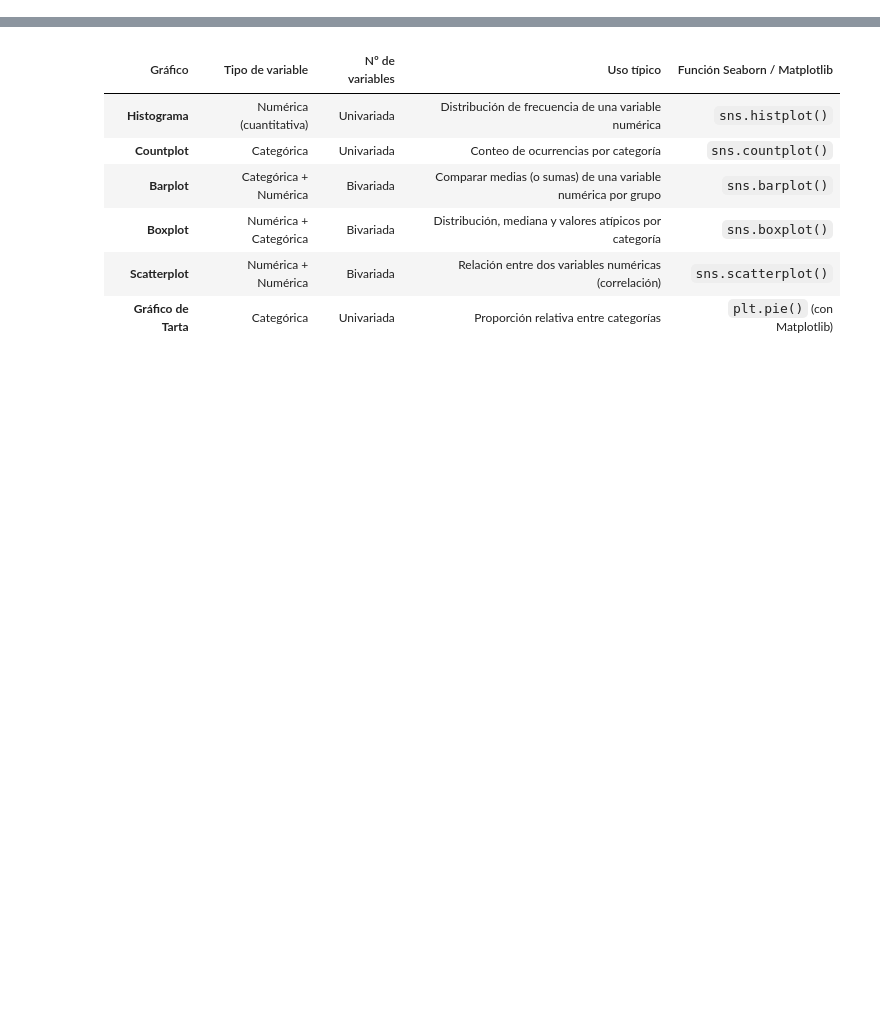
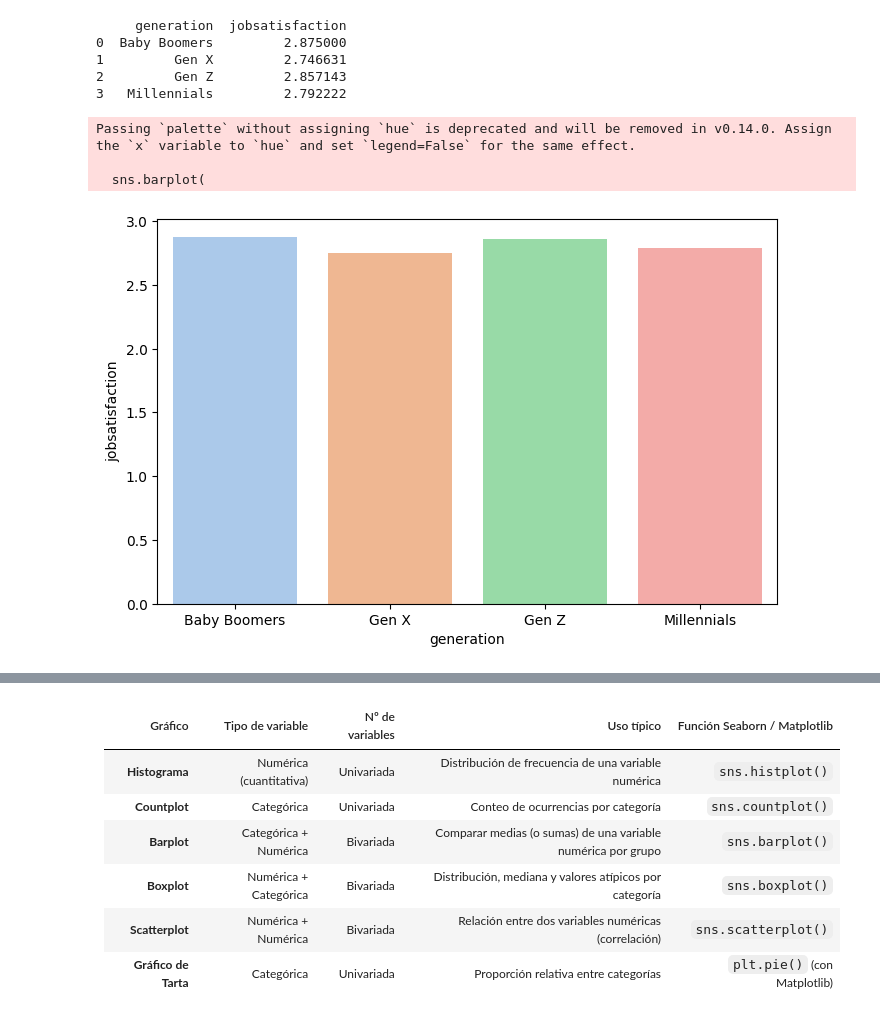
Before and after one commit to ana-nobre/Talent-Optimization-for-Corporation-HR-Data-Analytics, a Jupyter notebook: data_limpia_grafico_condiciones_carrera.ipynb, the cells around one changed output, grey strips where cells are left out. Saved outputs shown, nothing was run; the diff lists cells and outputs as text; code cells hidden in the pictures; blank space fills up the shorter version.

```diff
--- a/data_limpia_grafico_condiciones_carrera.ipynb
+++ b/data_limpia_grafico_condiciones_carrera.ipynb
@@ -100,0 +220,12 @@ df_cond_lab.head()
+# %%
+def clasificar_generacion(year):
+    if year >= 1997:
+        return 'Gen Z'
+    elif year >= 1981:
+        return 'Millennials'
+    elif year >= 1965:
+        return 'Gen X'
+    elif year >= 1946:
+        return 'Baby Boomers'
+    else:
+        return 'Silent Generation'
@@ -100,0 +238,2 @@ df_cond_lab.head()
+# %%
+df['generation'] = df['datebirth'].apply(clasificar_generacion)
@@ -100,0 +294,9 @@ df_cond_lab.head()
+# %%
+satisfaccion_generacion = df.loc[df['attrition'] == 'No'].groupby('generation')['jobsatisfaction'].mean().reset_index()
+print(satisfaccion_generacion)
+# %% [output]
+     generation  jobsatisfaction
+0  Baby Boomers         2.875000
+1         Gen X         2.746631
+2         Gen Z         2.857143
+3   Millennials         2.792222
@@ -100,0 +305,12 @@ df_cond_lab.head()
+# %%
+plt.figure(figsize=(8,5))
+sns.barplot(
+    data=satisfaccion_generacion,
+    x='generation',
+    y='jobsatisfaction',
+    palette='pastel');
+# %% [output]
+Passing `palette` without assigning `hue` is deprecated and will be removed in v0.14.0. Assign the `x` variable to `hue` and set `legend=False` for the same effect.
+
+  sns.barplot(
+[figure, added]
```
Also changed, not shown: parts of 31 cells of this notebook, 3 other files.
